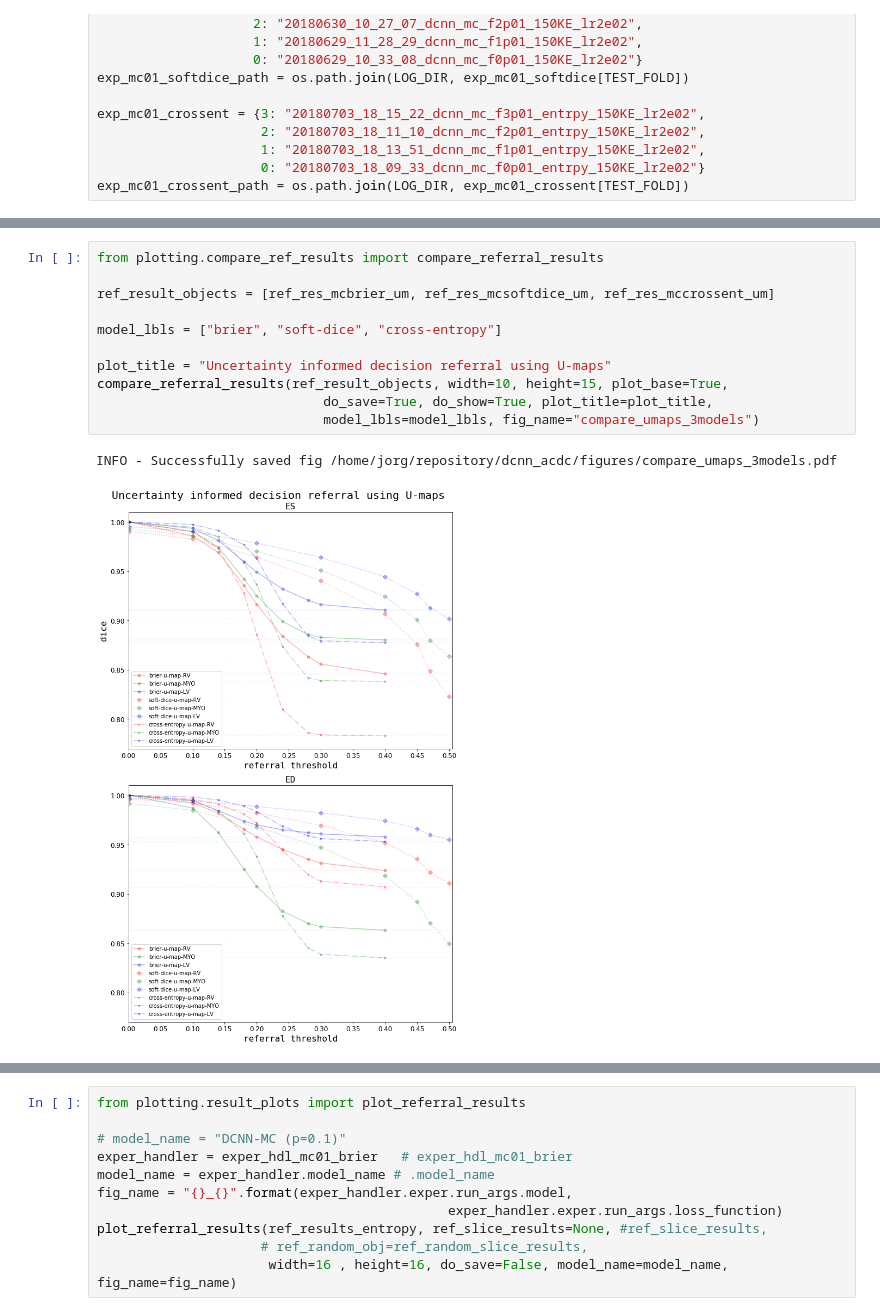
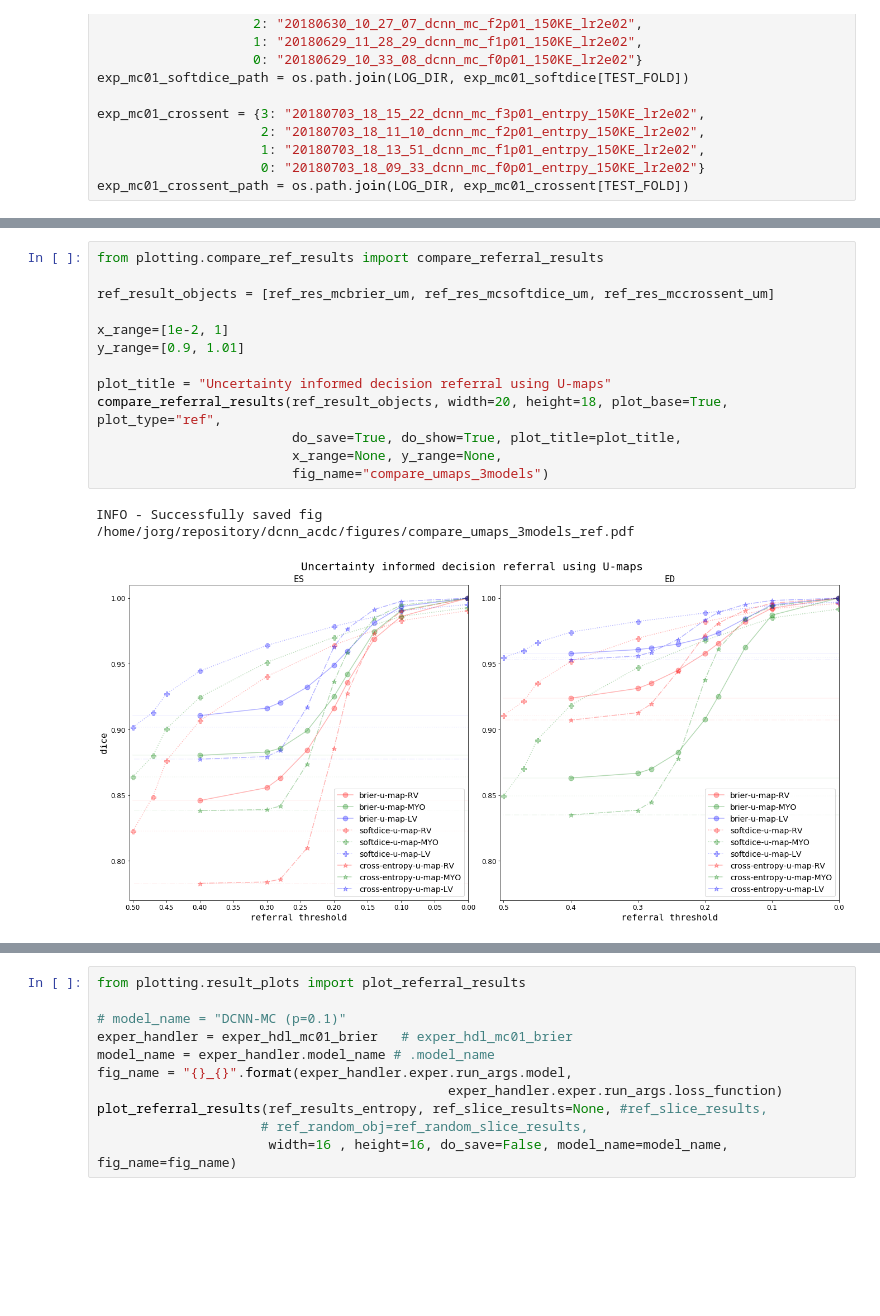
Before and after one commit to toologicbv/dcnn_acdc, a Jupyter notebook: notebooks/test_entropy_maps.ipynb, the cells around one changed output, grey strips where cells are left out. Drawn from its saved outputs; the diff is of its cells as text; blank space fills up the shorter version.

Commit message:
added expected entropy error; added plots for comparing u-maps with e-maps and using referral threshold or % referred on x-axis

```diff
--- a/notebooks/test_entropy_maps.ipynb
+++ b/notebooks/test_entropy_maps.ipynb
@@ -193,15 +185,17 @@ WARNING - referral positives-only=False
 # %%
 from plotting.compare_ref_results import compare_referral_results
 
 ref_result_objects = [ref_res_mcbrier_um, ref_res_mcsoftdice_um, ref_res_mccrossent_um]
 
-model_lbls = ["brier", "soft-dice", "cross-entropy"]
+x_range=[1e-2, 1]
+y_range=[0.9, 1.01]
 
 plot_title = "Uncertainty informed decision referral using U-maps"
-compare_referral_results(ref_result_objects, width=10, height=15, plot_base=True,
-                             do_save=True, do_show=True, plot_title=plot_title,
-                             model_lbls=model_lbls, fig_name="compare_umaps_3models")
+compare_referral_results(ref_result_objects, width=20, height=18, plot_base=True, plot_type="ref",
+                         do_save=True, do_show=True, plot_title=plot_title,
+                         x_range=None, y_range=None,
+                         fig_name="compare_umaps_3models")
 # %% [output]
-INFO - Successfully saved fig /home/jorg/repository/dcnn_acdc/figures/compare_umaps_3models.pdf
+INFO - Successfully saved fig /home/jorg/repository/dcnn_acdc/figures/compare_umaps_3models_ref.pdf
-[figure, old version]
+[figure, new version]
 # %%
```
Also changed, not shown: parts of 8 cells of this notebook, 5 other files.
